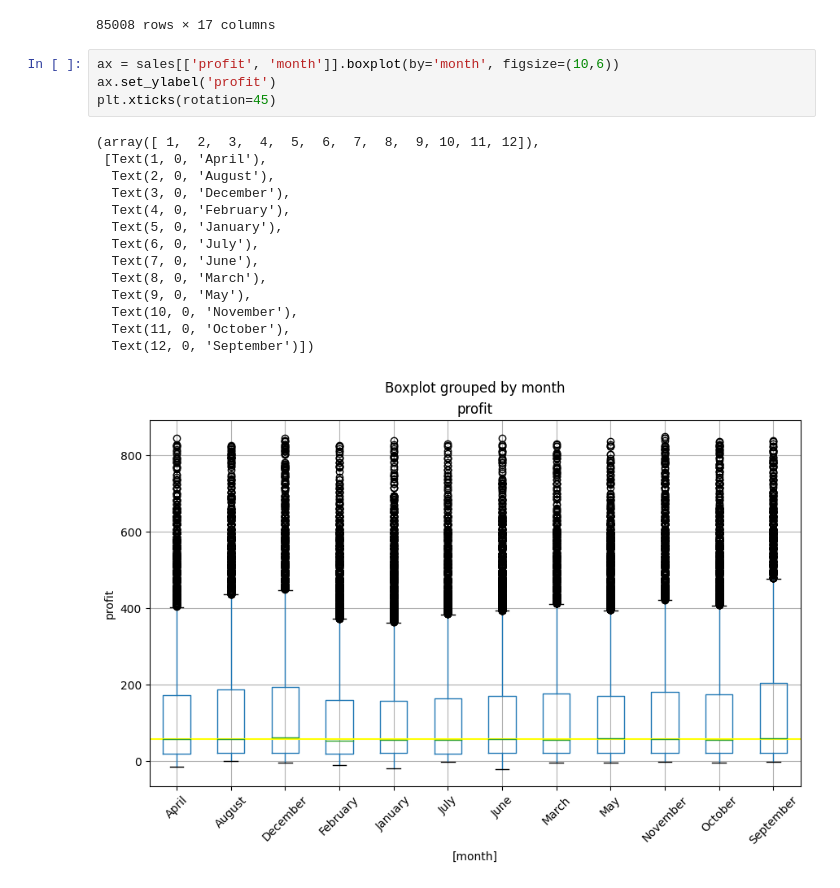
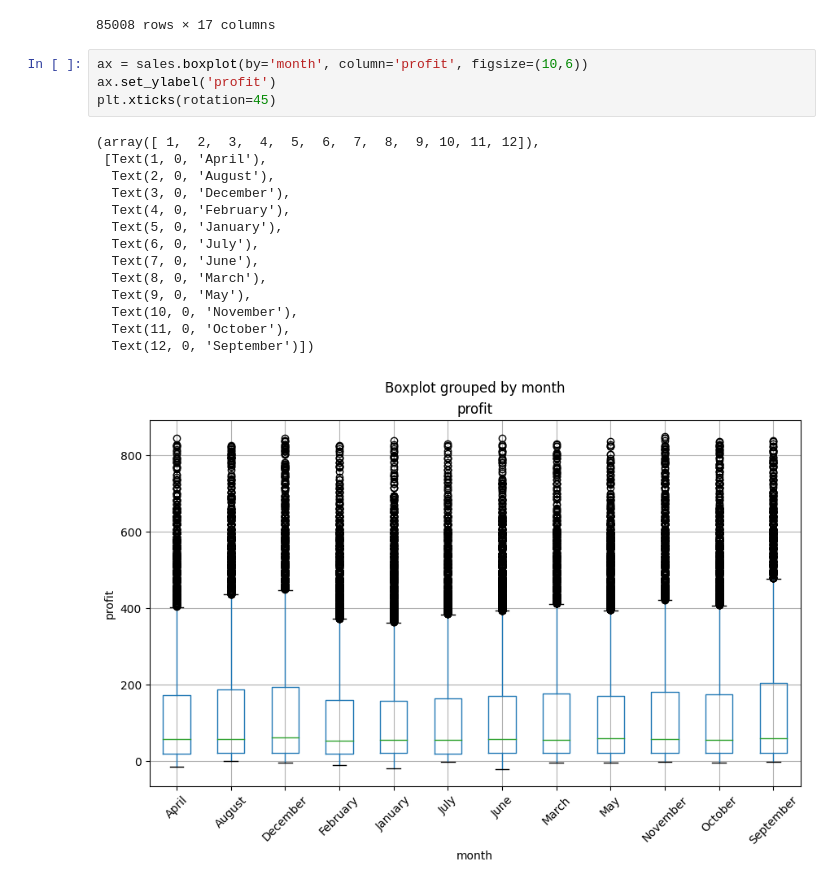
Before and after one commit to HalyshAnton/Python-AI, a Jupyter notebook: data_analysis.ipynb, the cells around one changed output. Cells and saved outputs as stored; diff of their text form.

```diff
--- a/data_analysis.ipynb
+++ b/data_analysis.ipynb
@@ -445,21 +445,21 @@ sales
 | 113035 | 2016-03-04 | 4 | March | 37 | Adults (35-64) | F | France | Seine (Paris) | ... |
 85008 rows × 17 columns
 # %%
-ax = sales[['profit', 'month']].boxplot(by='month', figsize=(10,6))
+ax = sales.boxplot(by='month', column='profit', figsize=(10,6))
 ax.set_ylabel('profit')
 plt.xticks(rotation=45)
 # %% [output]
 (array([ 1,  2,  3,  4,  5,  6,  7,  8,  9, 10, 11, 12]),
  [Text(1, 0, 'April'),
   Text(2, 0, 'August'),
   Text(3, 0, 'December'),
   Text(4, 0, 'February'),
   Text(5, 0, 'January'),
   Text(6, 0, 'July'),
   Text(7, 0, 'June'),
   Text(8, 0, 'March'),
   Text(9, 0, 'May'),
   Text(10, 0, 'November'),
   Text(11, 0, 'October'),
   Text(12, 0, 'September')])
-[figure, old version]
+[figure, new version]
```
Also changed, not shown: parts of 1 cell of this notebook.
